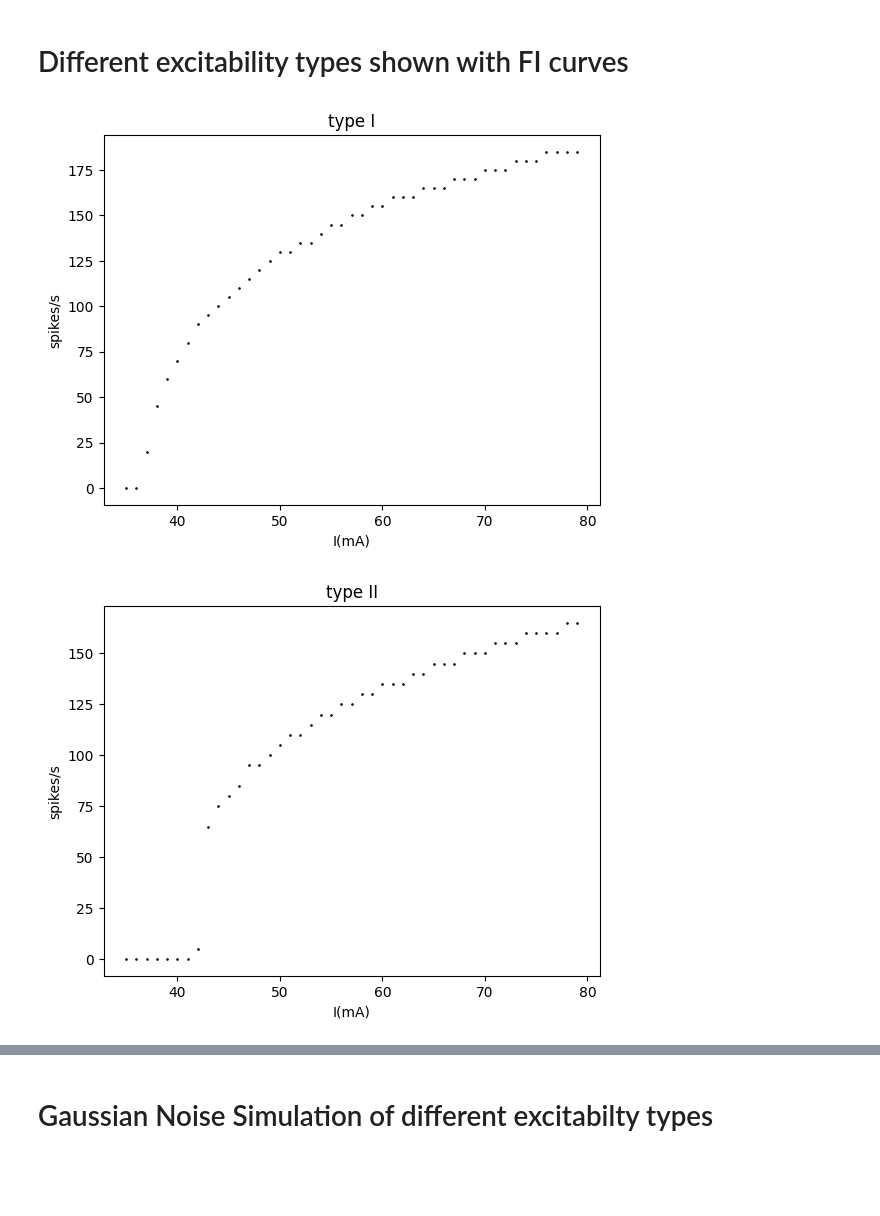
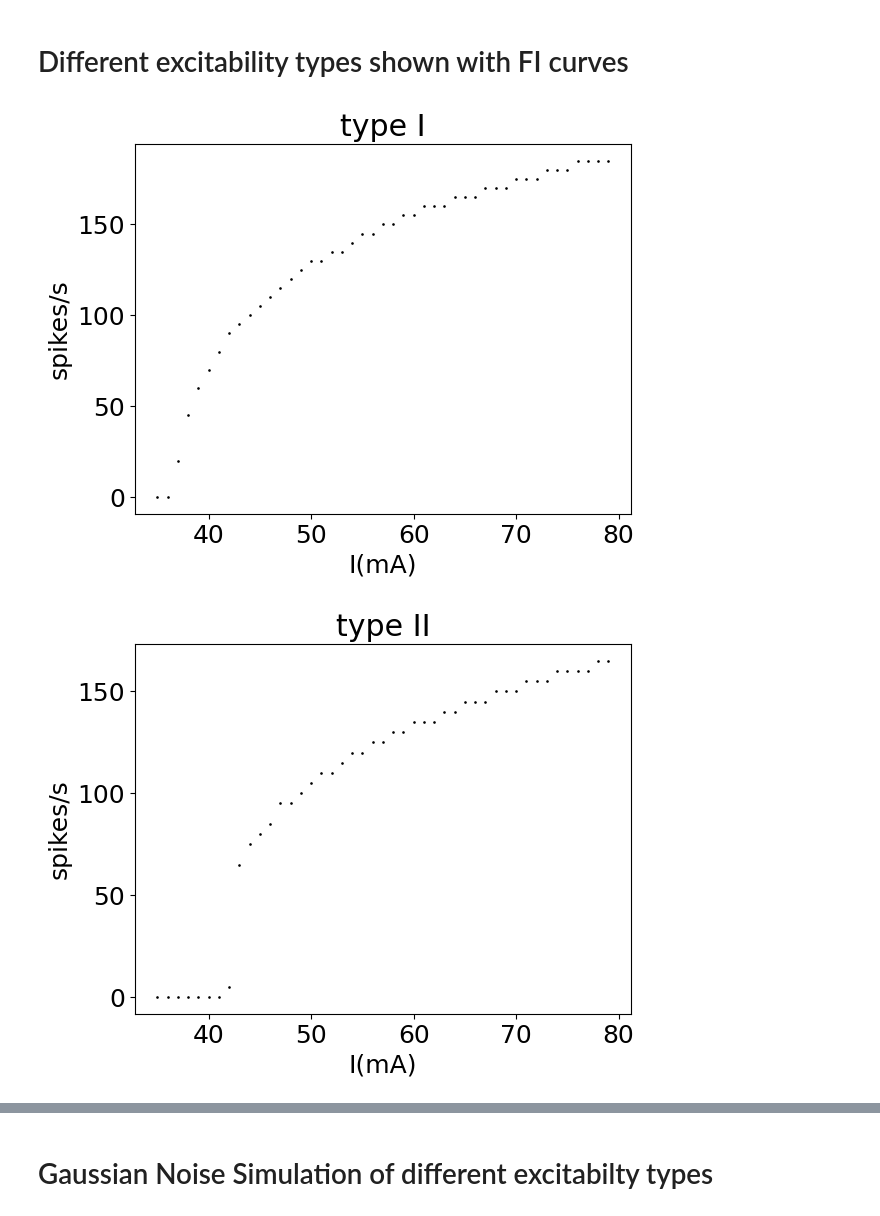
Before and after one commit to Nishant-codex/single_neuron_models, a Jupyter notebook: Morris_lecar.ipynb, the cells around one changed output, grey strips where cells are left out. Saved outputs shown, nothing was run; the diff lists cells and outputs as text; code cells hidden in the pictures; blank space fills up the shorter version.

```diff
--- a/Morris_lecar.ipynb
+++ b/Morris_lecar.ipynb
@@ -245,23 +234,24 @@ for I_amp_ in range(35,80):
 # %% [markdown]
 # Different excitability types shown with FI curves
 # %%
+plt.rcParams.update({'font.size': 18})
 plt.scatter(I_amps_type1,fr_type1,s=0.8,c='black')
 plt.ylabel('spikes/s')
 plt.xlabel('I(mA)')
 plt.title('type I')
 plt.show()
 
 plt.scatter(I_amps_type2,fr_type2,s=0.8,c='black')
 plt.ylabel('spikes/s')
 plt.xlabel('I(mA)')
 plt.title('type II')
 plt.show()
 
 plt.scatter(I_amps_type3,fr_type3,s=0.8,c='black')
 plt.ylabel('spikes/s')
 plt.xlabel('I(mA)')
 plt.title('type III')
 plt.show()
 # %% [output]
-[figure, old version]
+[figure, new version]
-[figure, old version]
+[figure, new version]
```
Also changed, not shown: parts of 20 cells of this notebook, 1 other file.
